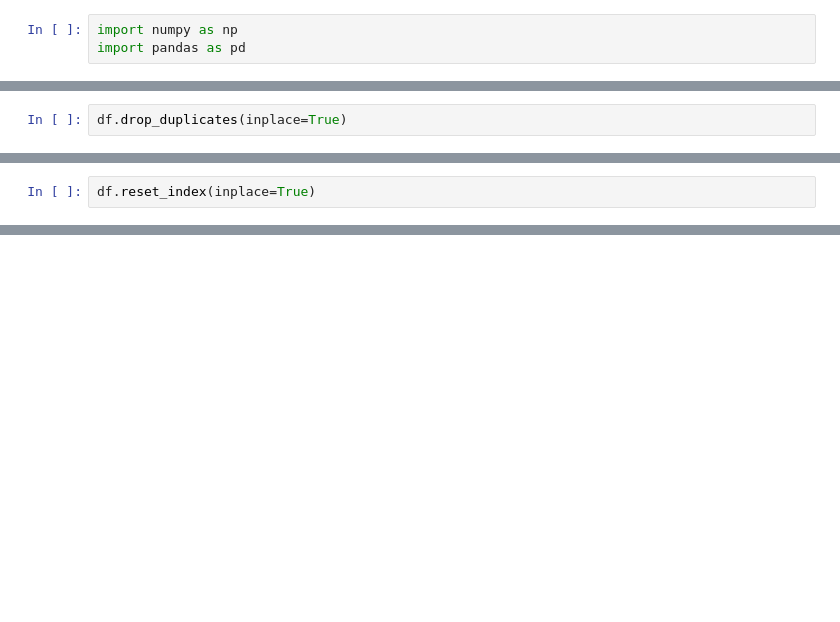
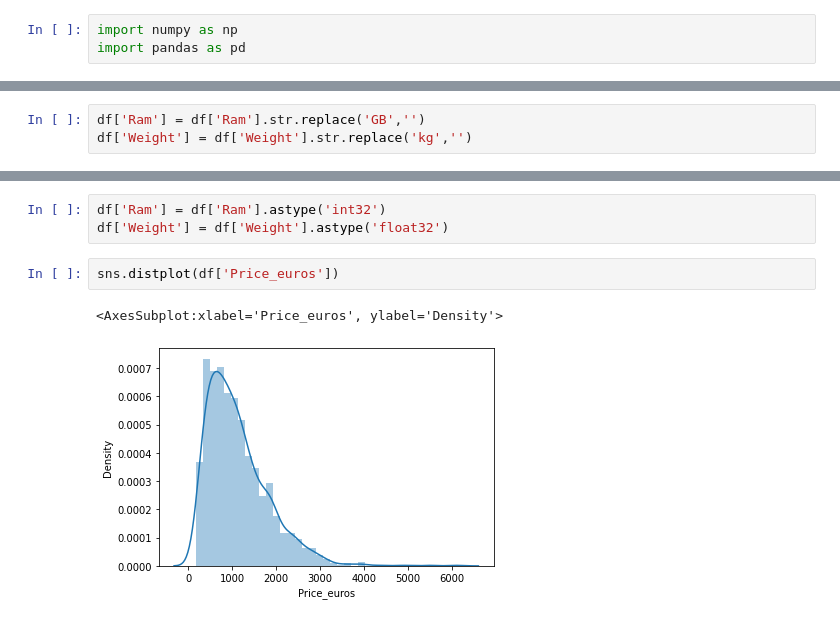
Before and after one commit to subu2003/Laptop_Price_Prediction, a Jupyter notebook: notebooks/Data Cleaning.ipynb, the cells around one changed output, grey strips where cells are left out. Cells and saved outputs as stored; diff of their text form; blank space fills up the shorter version.

```diff
--- a/notebooks/Data Cleaning.ipynb
+++ b/notebooks/Data Cleaning.ipynb
@@ -71,2 +87,0 @@ so there are total 415 rows with duplicate values, will remove all the duplicate
-# %%
-df.drop_duplicates(inplace=True)
@@ -77,2 +87,0 @@ df.shape
-# %%
-df.reset_index(inplace=True)
@@ -105,0 +88,3 @@ df.to_csv(r"C:\Users\subra\Downloads\final_dataset.csv")
+# %%
+df['Ram'] = df['Ram'].str.replace('GB','')
+df['Weight'] = df['Weight'].str.replace('kg','')
@@ -105,0 +100,8 @@ df.to_csv(r"C:\Users\subra\Downloads\final_dataset.csv")
+# %%
+df['Ram'] = df['Ram'].astype('int32')
+df['Weight'] = df['Weight'].astype('float32')
+# %%
+sns.distplot(df['Price_euros'])
+# %% [output]
+<AxesSubplot:xlabel='Price_euros', ylabel='Density'>
+[figure, added]
```
Also changed, not shown: parts of 71 cells of this notebook.
